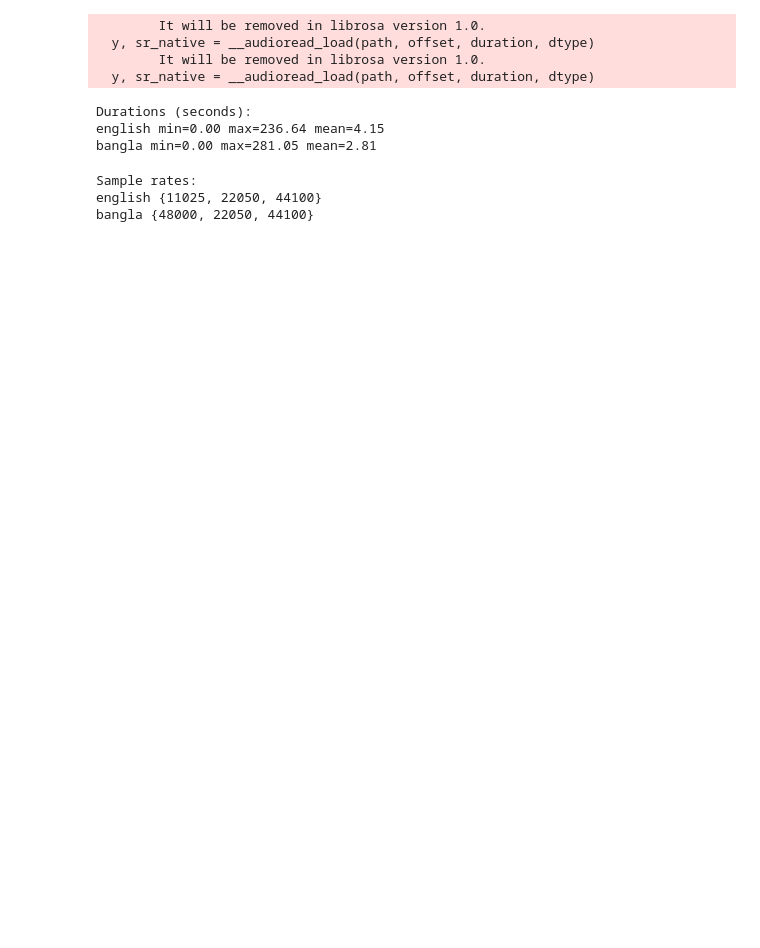
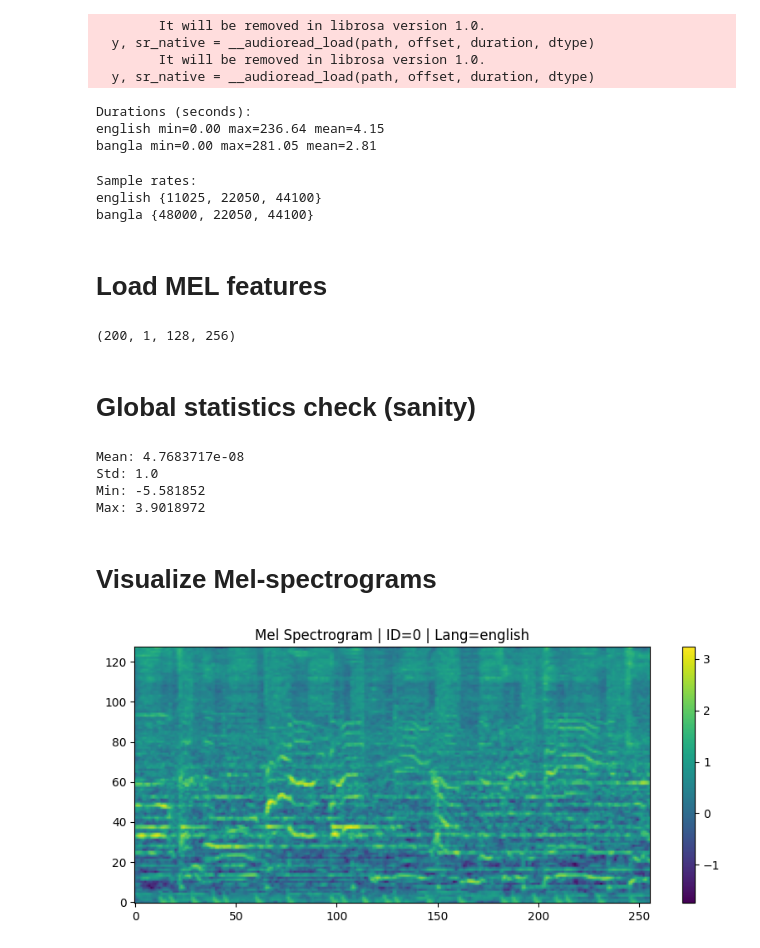
Before and after one commit to Ill1dan/CSE425-Unsupervised-Project, a Jupyter notebook: notebooks/exploratory.ipynb, the cells around one changed output. Cells and saved outputs as stored; diff of their text form; code cells hidden in the pictures; blank space fills up the shorter version.

```diff
--- a/notebooks/exploratory.ipynb
+++ b/notebooks/exploratory.ipynb
@@ -44,3 +44,36 @@ for lang in sample_rates:
 Sample rates:
 english {11025, 22050, 44100}
 bangla {48000, 22050, 44100}
+# %% [markdown]
+# Load MEL features
+# %%
+X = np.load("../data/features_mel/features.npy")
+ids = np.load("../data/features_mel/ids.npy", allow_pickle=True)
+langs = np.load("../data/features_mel/languages.npy", allow_pickle=True)
+
+print(X.shape)
+# %% [output]
+(200, 1, 128, 256)
+# %% [markdown]
+# Global statistics check (sanity)
+# %%
+print("Mean:", X.mean())
+print("Std:", X.std())
+print("Min:", X.min())
+print("Max:", X.max())
+# %% [output]
+Mean: 4.7683717e-08
+Std: 1.0
+Min: -5.581852
+Max: 3.9018972
+# %% [markdown]
+# Visualize Mel-spectrograms
+# %%
+idx = 0
+plt.figure(figsize=(10, 4))
+plt.imshow(X[idx, 0], aspect="auto", origin="lower")
+plt.colorbar()
+plt.title(f"Mel Spectrogram | ID={ids[idx]} | Lang={langs[idx]}")
+plt.show()
+# %% [output]
+[figure, added]
```
Also changed, not shown: parts of 15 cells of this notebook, 9 other files.
